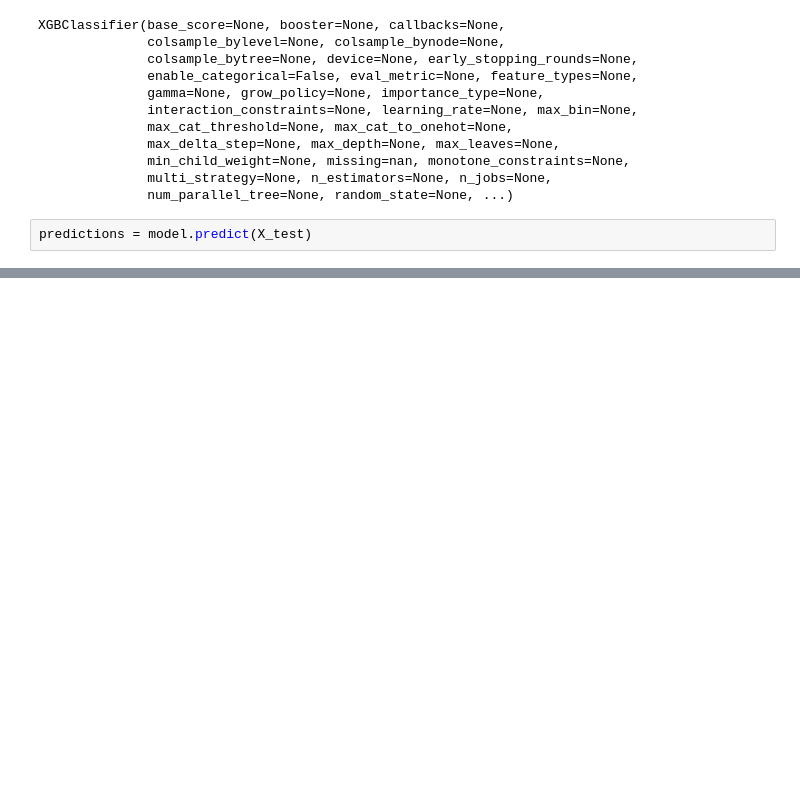
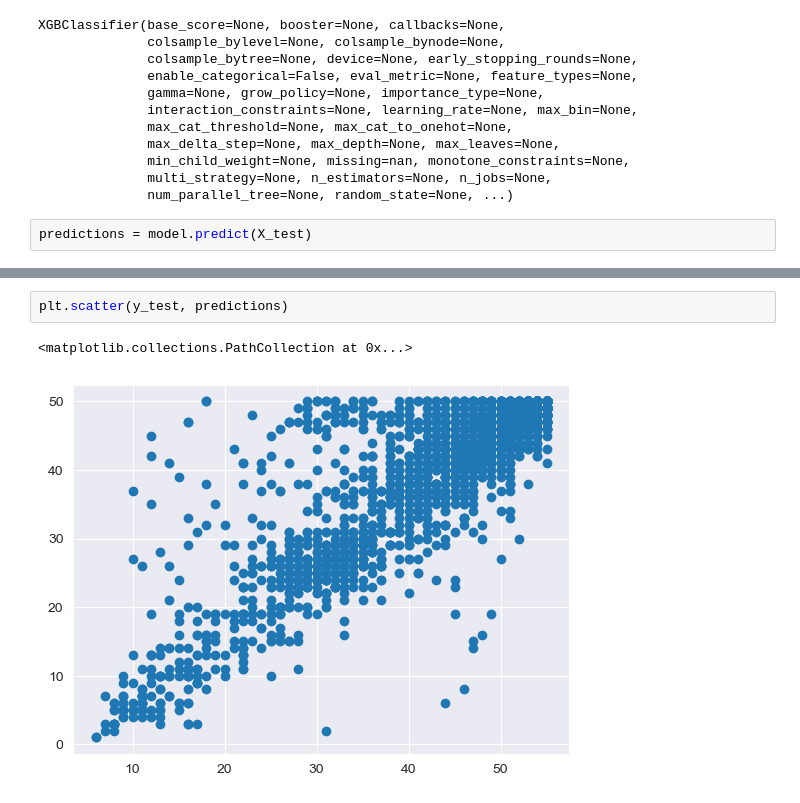
Before and after one commit to denny-lehman/ev_charging, a Jupyter notebook: models/LSTM_XGB.ipynb, the cells around one changed output, grey strips where cells are left out. Cells and saved outputs as stored; diff of their text form; blank space fills up the shorter version.

```diff
--- a/models/LSTM_XGB.ipynb
+++ b/models/LSTM_XGB.ipynb
@@ -263,0 +374,5 @@ Mean Squared Error: 0.1947876121171095
+# %%
+plt.scatter(y_test, predictions)
+# %% [output]
+<matplotlib.collections.PathCollection at 0x...>
+[figure, added]
```
Also changed, not shown: parts of 50 cells of this notebook, 5 other files.
